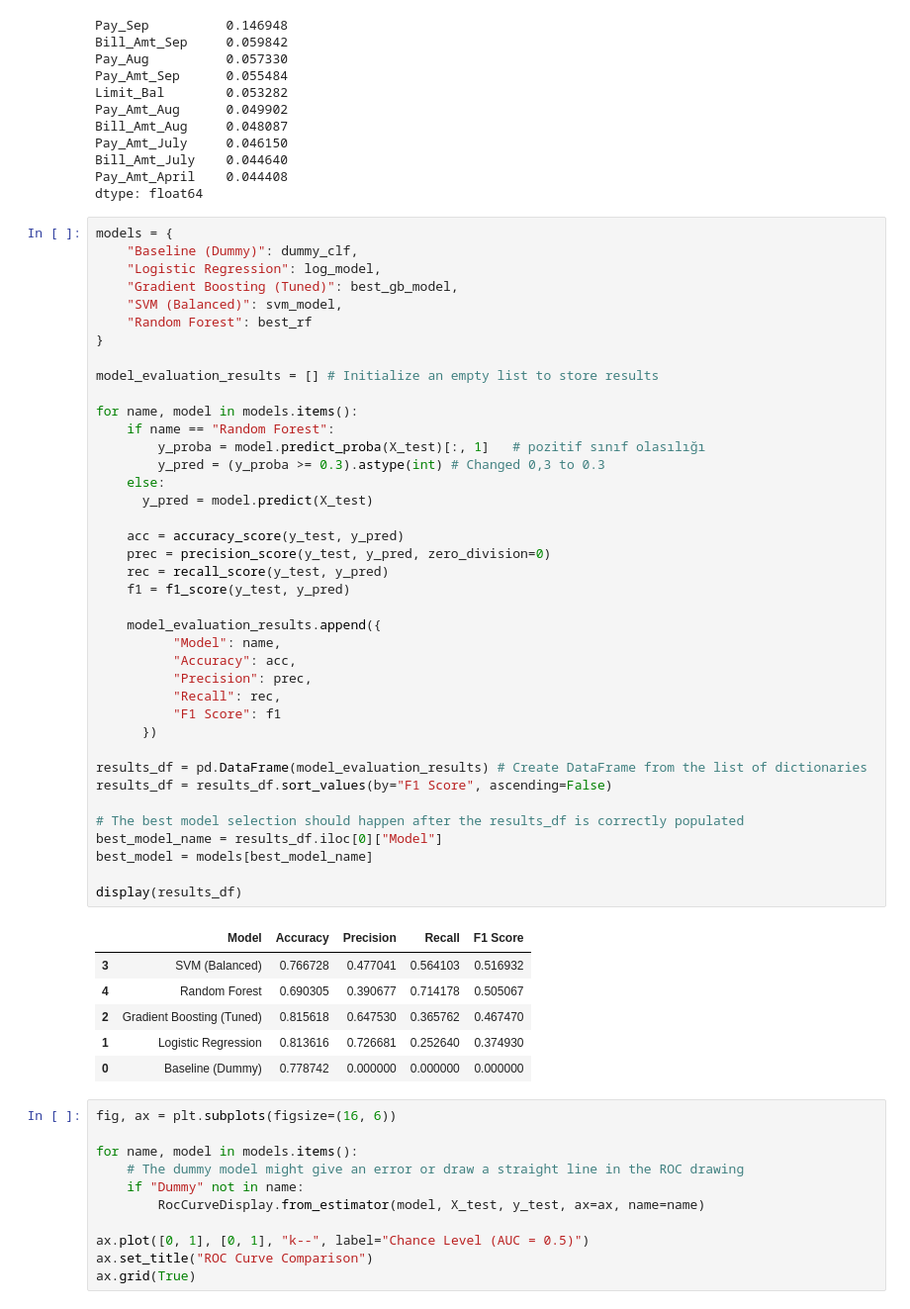
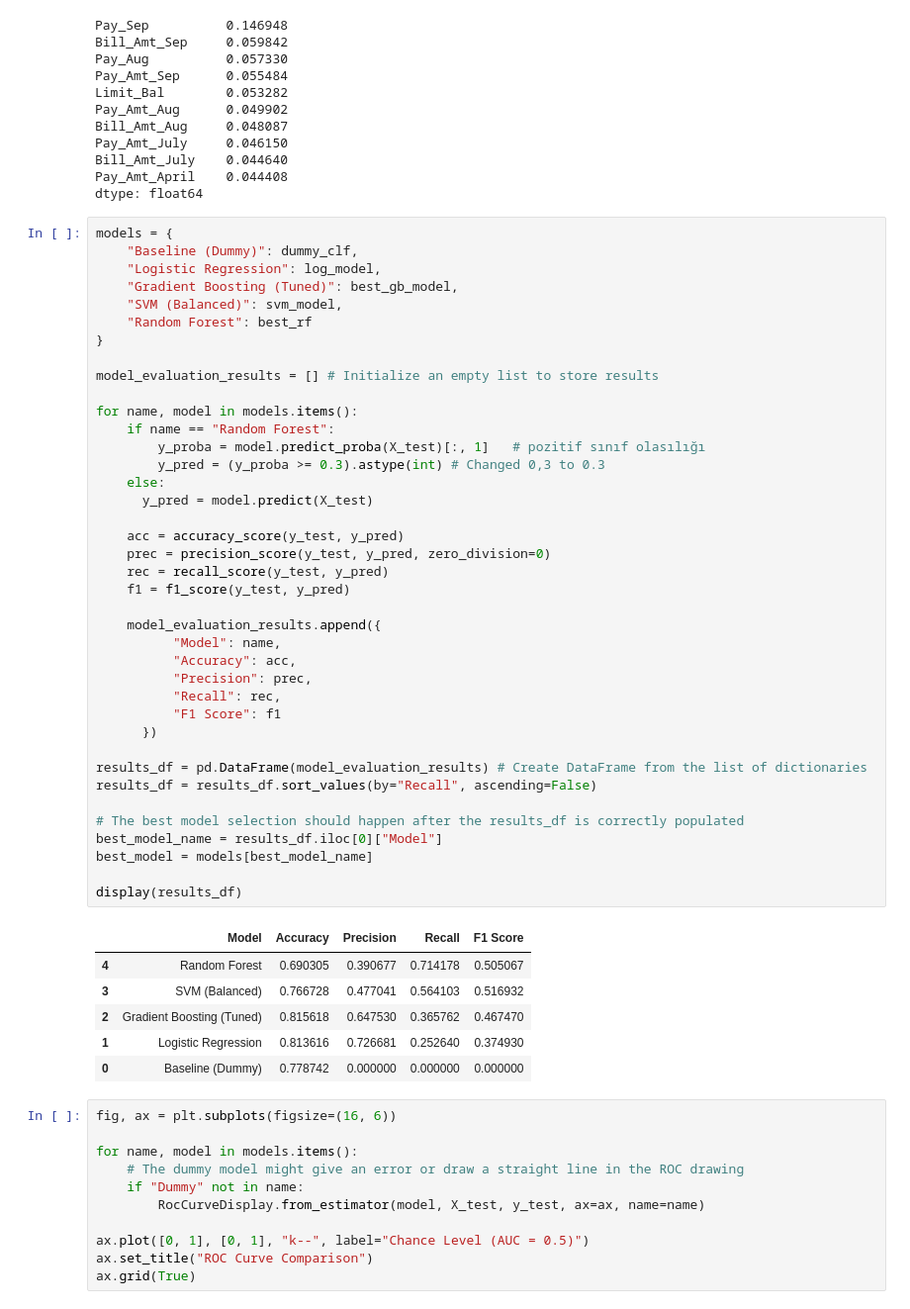
Before and after one commit to halimenurizmirli/Credit-Default-Prediction-ML, a Jupyter notebook: notebook.ipynb, the cells around one changed output. Shown at 99% size. Saved outputs shown, nothing was run; the diff lists cells and outputs as text.

Commit message:
bütün modellerin olduğu tablo recall değerine göre sıralandı.

```diff
--- a/notebook.ipynb
+++ b/notebook.ipynb
@@ -555,36 +555,36 @@ model_evaluation_results = [] # Initialize an empty list to store results
 
 for name, model in models.items():
     if name == "Random Forest":
         y_proba = model.predict_proba(X_test)[:, 1]   # pozitif sınıf olasılığı
         y_pred = (y_proba >= 0.3).astype(int) # Changed 0,3 to 0.3
     else:
       y_pred = model.predict(X_test)
 
     acc = accuracy_score(y_test, y_pred)
     prec = precision_score(y_test, y_pred, zero_division=0)
     rec = recall_score(y_test, y_pred)
     f1 = f1_score(y_test, y_pred)
 
     model_evaluation_results.append({
           "Model": name,
           "Accuracy": acc,
           "Precision": prec,
           "Recall": rec,
           "F1 Score": f1
       })
 
 results_df = pd.DataFrame(model_evaluation_results) # Create DataFrame from the list of dictionaries
-results_df = results_df.sort_values(by="F1 Score", ascending=False)
+results_df = results_df.sort_values(by="Recall", ascending=False)
 
 # The best model selection should happen after the results_df is correctly populated
 best_model_name = results_df.iloc[0]["Model"]
 best_model = models[best_model_name]
 
 display(results_df)
 # %% [output]
 |  | Model | Accuracy | Precision | Recall | F1 Score |
+| 4 | Random Forest | 0.690305 | 0.390677 | 0.714178 | 0.505067 |
 | 3 | SVM (Balanced) | 0.766728 | 0.477041 | 0.564103 | 0.516932 |
-| 4 | Random Forest | 0.690305 | 0.390677 | 0.714178 | 0.505067 |
 | 2 | Gradient Boosting (Tuned) | 0.815618 | 0.647530 | 0.365762 | 0.467470 |
 | 1 | Logistic Regression | 0.813616 | 0.726681 | 0.252640 | 0.374930 |
 | 0 | Baseline (Dummy) | 0.778742 | 0.000000 | 0.000000 | 0.000000 |
```
Also changed, not shown: parts of 3 cells of this notebook.
